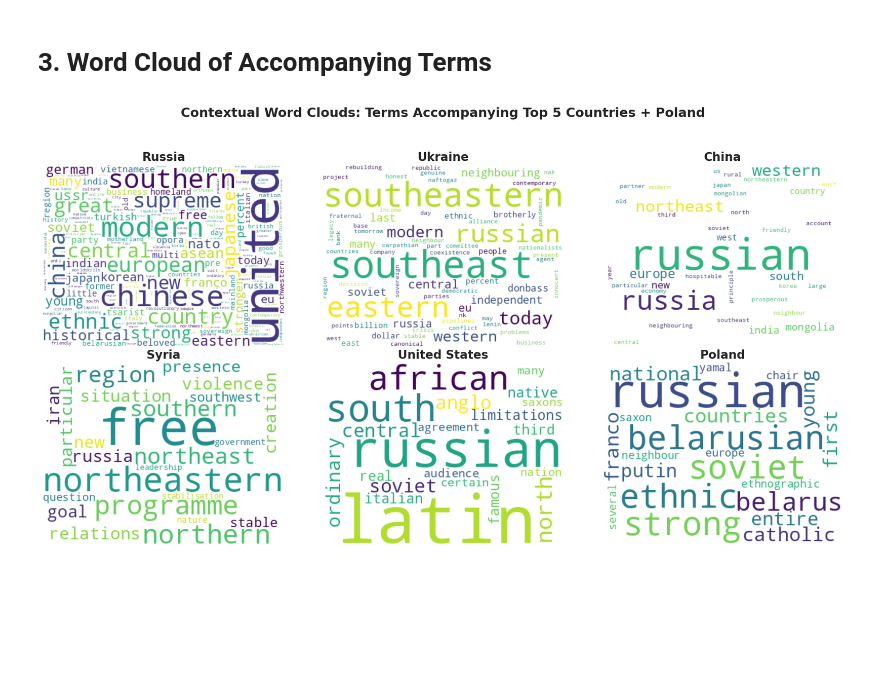
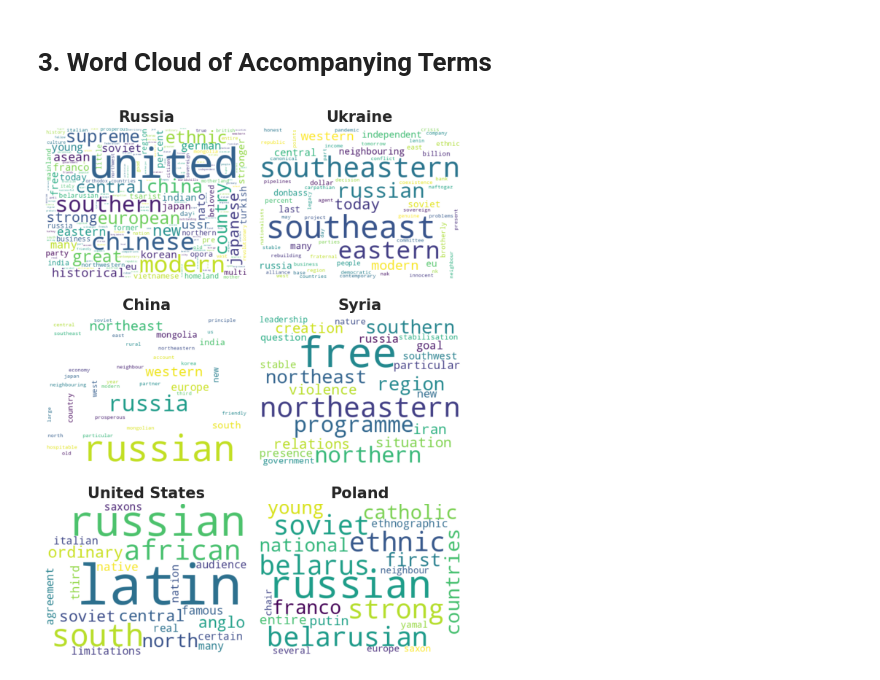
Before and after one commit to szuvarska/PutinsTalksAnalysis, a Jupyter notebook: notebooks/03c_plots.ipynb, the cells around one changed output. Saved outputs shown, nothing was run; the diff lists cells and outputs as text; code cells hidden in the pictures; blank space fills up the shorter version.

```diff
--- a/notebooks/03c_plots.ipynb
+++ b/notebooks/03c_plots.ipynb
@@ -79,28 +79,28 @@ plt.show()
 # %%
 # Load the dataset
 data_path = "../data/processed/country_accompanying_terms.csv"
 df_terms = pd.read_csv(data_path)
 
-fig, axes = plt.subplots(2, 3, figsize=(20, 10))
+fig, axes = plt.subplots(3, 2, figsize=(6, 8))
 axes = axes.flatten()
 
 top_countries = ['Russia', 'Ukraine', 'China', 'Syria', 'United States', 'Poland']
 
 for i, country in enumerate(top_countries):
     terms_str = df_terms.loc[df_terms['country'] == country, 'accompanying_terms'].values
     if len(terms_str) > 0:
         terms = literal_eval(terms_str[0])
         text_cloud = " ".join(terms)
         wc = WordCloud(width=400, height=300, background_color='white', colormap='viridis', collocations=False).generate(text_cloud)
         axes[i].imshow(wc, interpolation='bilinear')
-        axes[i].set_title(country, fontsize=20, fontweight='bold')
+        axes[i].set_title(country, fontsize=15, fontweight='bold')
     else:
         axes[i].text(0.5, 0.5, "No Terms Found", ha='center')
-        axes[i].set_title(country)
+        axes[i].set_title(country, fontsize=10)
 
     axes[i].axis('off')
-plt.suptitle(f'Contextual Word Clouds: Terms Accompanying Top 5 Countries + Poland', fontsize=22, fontweight='bold', y=1.05)
+# plt.suptitle(f'Contextual Word Clouds: Terms Accompanying Top 5 Countries + Poland', fontsize=22, fontweight='bold', y=1.05)
 plt.tight_layout()
 plt.show()
 # %% [output]
-[figure, old version]
+[figure, new version]
```
Also changed, not shown: parts of 1 cell of this notebook, 2 other files.
